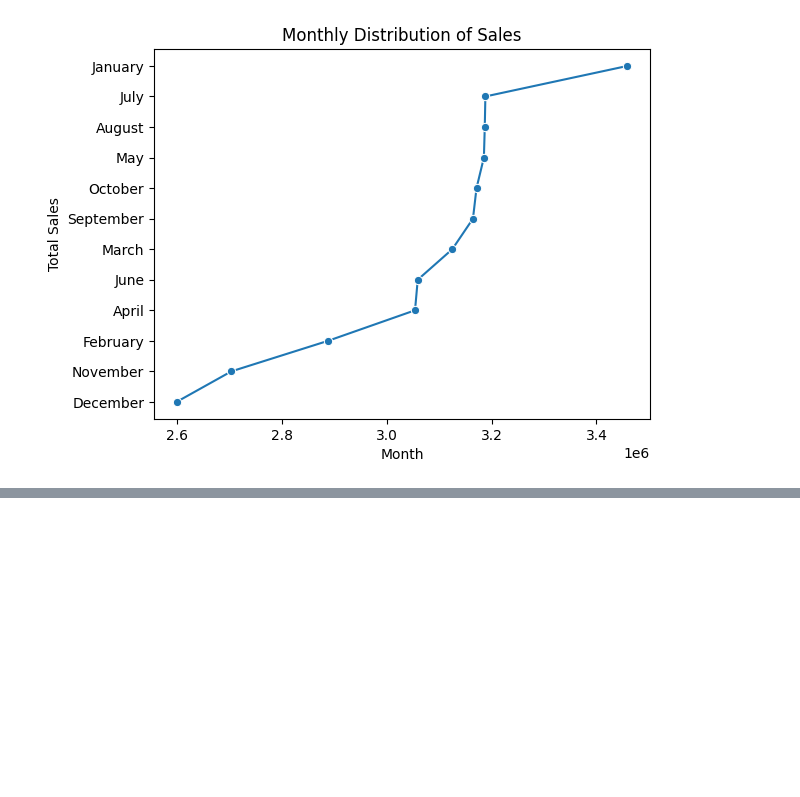
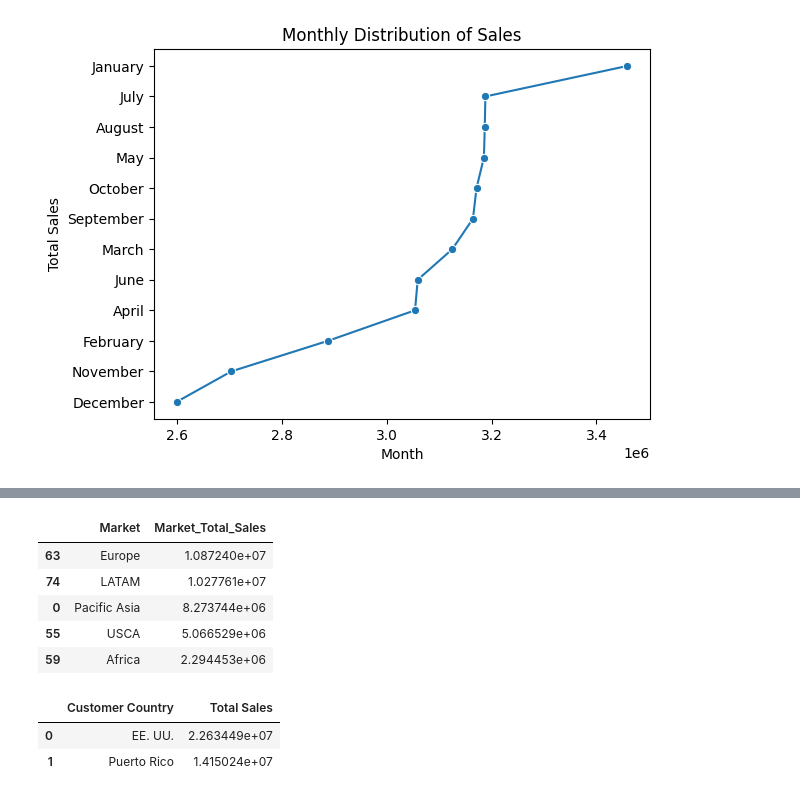
Before and after one commit to ShlokGadhave/Supply-Chain-Management, a Jupyter notebook: Notebook/main.ipynb, the cells around one changed output, grey strips where cells are left out. Cells and saved outputs as stored; diff of their text form; code cells hidden in the pictures; blank space fills up the shorter version.

```diff
--- a/Notebook/main.ipynb
+++ b/Notebook/main.ipynb
@@ -280,0 +288,30 @@ Text(0, 0.5, 'Total Sales')
+# %%
+# market generates the most sales
+df.columns
+df["Market_Total_Sales"] = (
+    df.groupby("Market")["Sales"]
+      .transform("sum")
+)
+
+top_market = (
+    df[["Market", "Market_Total_Sales"]]
+    .drop_duplicates()
+    .sort_values("Market_Total_Sales", ascending=False)
+    .head(5)
+)
+
+top_market
+# %% [output]
+|  | Market | Market_Total_Sales |
+| 63 | Europe | 1.087240e+07 |
+| 74 | LATAM | 1.027761e+07 |
+| 0 | Pacific Asia | 8.273744e+06 |
+| 55 | USCA | 5.066529e+06 |
+| 59 | Africa | 2.294453e+06 |
+# %%
+# country generates the most sales
+df.groupby('Customer Country')['Sales'].sum().sort_values(ascending=False).reset_index(name='Total Sales')
+# %% [output]
+|  | Customer Country | Total Sales |
+| 0 | EE. UU. | 2.263449e+07 |
+| 1 | Puerto Rico | 1.415024e+07 |
```
Also changed, not shown: parts of 1 cell of this notebook.
